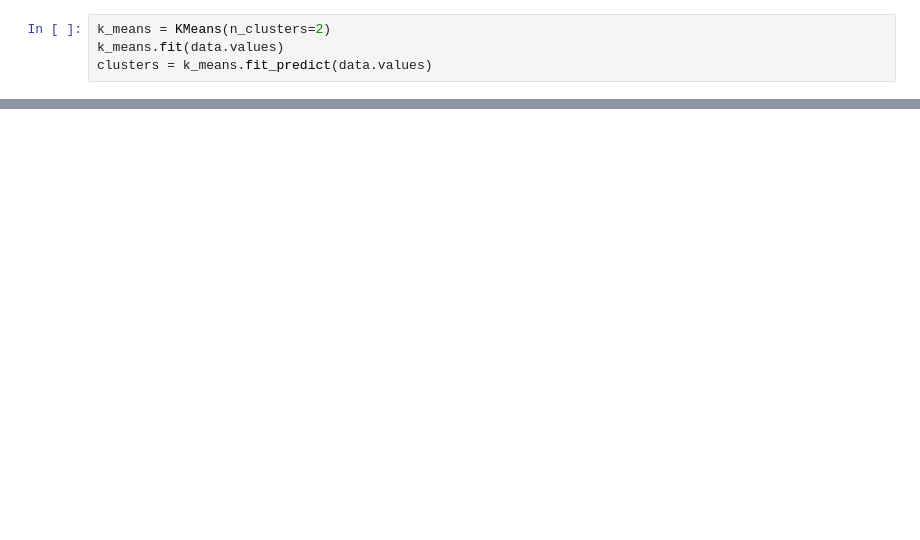
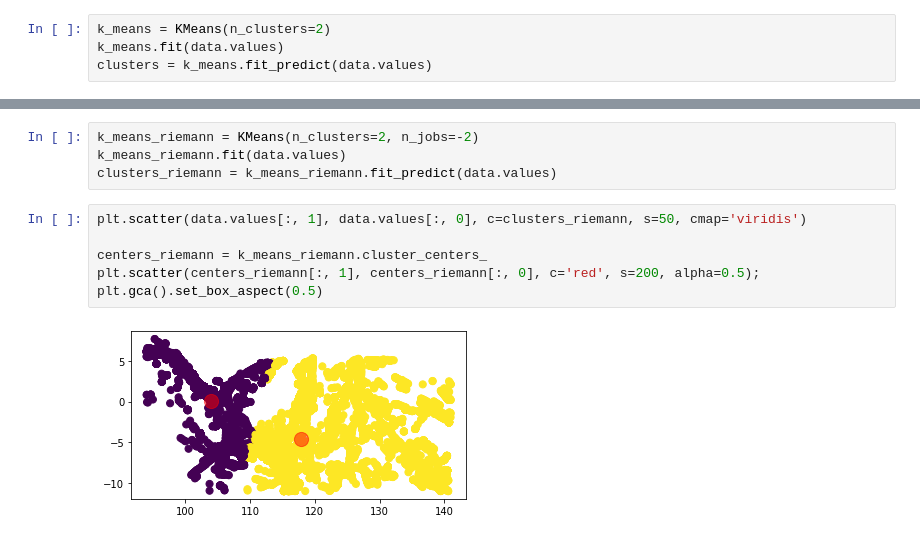
Before and after one commit to panoet/tugas-besar-2-machine-learning-umb, a Jupyter notebook: main.ipynb, the cells around one changed output, grey strips where cells are left out. Saved outputs shown, nothing was run; the diff lists cells and outputs as text; blank space fills up the shorter version.

```diff
--- a/main.ipynb
+++ b/main.ipynb
@@ -35,0 +80,12 @@ plt.gca().set_box_aspect(0.5)
+# %%
+k_means_riemann = KMeans(n_clusters=2, n_jobs=-2)
+k_means_riemann.fit(data.values)
+clusters_riemann = k_means_riemann.fit_predict(data.values)
+# %%
+plt.scatter(data.values[:, 1], data.values[:, 0], c=clusters_riemann, s=50, cmap='viridis')
+
+centers_riemann = k_means_riemann.cluster_centers_
+plt.scatter(centers_riemann[:, 1], centers_riemann[:, 0], c='red', s=200, alpha=0.5);
+plt.gca().set_box_aspect(0.5)
+# %% [output]
+[figure, added]
```
Also changed, not shown: parts of 7 cells of this notebook.
